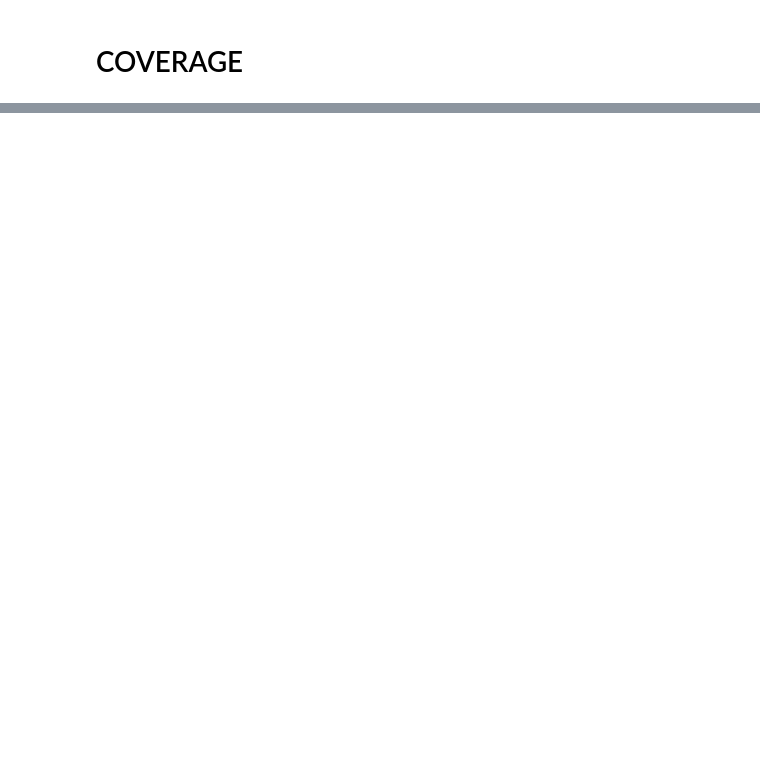
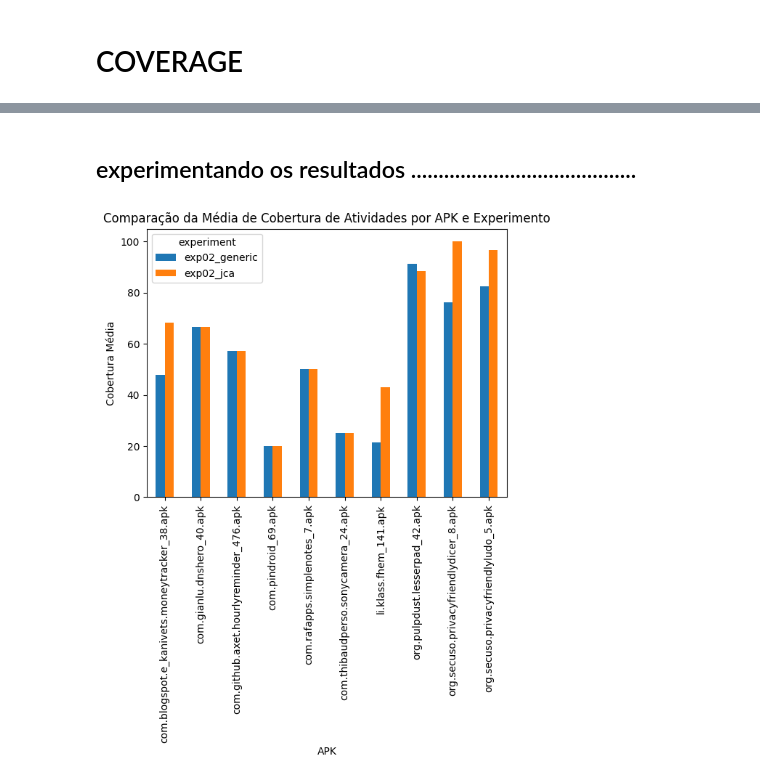
Before and after one commit to PAMunb/rvsec-parent, a Jupyter notebook: rv-android/results_notebook_new.ipynb, the cells around one changed output, grey strips where cells are left out. Saved outputs shown, nothing was run; the diff lists cells and outputs as text; code cells hidden in the pictures; blank space fills up the shorter version.

Commit message:
starting analysis of the results of experiment 02

```diff
--- a/rv-android/results_notebook_new.ipynb
+++ b/rv-android/results_notebook_new.ipynb
@@ -210,0 +204,80 @@ print(avg_total)
+# %% [markdown]
+## experimentando os resultados .........................................
+# %%
+def get_coverage_df_with_experiment_name(experiment_name: str, results_file: str):
+    if not os.path.exists(results_file):
+        return None
+    header = ["experiment", "apk", "rep", "timeout", "tool", "cov_act", "cov_method", "cov_rv_method", "errors"]
+    cov = []
+    with open(results_file, "r") as f:
+        result = json.load(f)
+        for apk in result:
+            for rep in result[apk][REPETITIONS]:
+                for timeout in result[apk][REPETITIONS][rep][TIMEOUTS]:
+                    for tool in result[apk][REPETITIONS][rep][TIMEOUTS][timeout][TOOLS]:
+                        summary = result[apk][REPETITIONS][rep][TIMEOUTS][timeout][TOOLS][tool][SUMMARY]
+                        errors = result[apk][REPETITIONS][rep][TIMEOUTS][timeout][TOOLS][tool][RVSEC_ERRORS]
+
+                        cont_error = 0
+                        if "total" in errors:
+                            cont_error = errors["total"]
+                        else:
+                            cont_error = len(errors)
+
+                        cov.append([experiment_name, apk, int(rep), int(timeout), tool,
+                                    summary[ACTIVITIES_COVERAGE],
+                                    summary[METHOD_COVERAGE],
+                                    summary[METHODS_JCA_COVERAGE],
+                                    cont_error])
+
+        return pd.DataFrame(cov, columns=header)
+
+
+exp02_jca_cov = get_coverage_df_with_experiment_name("exp02_jca", exp02_jca_results_file)
+exp02_generic_cov = get_coverage_df_with_experiment_name("exp02_generic", exp02_generic_results_file)
+
+df = pd.concat([exp02_jca_cov, exp02_generic_cov], ignore_index=True)
+
+
+# exp02_cov_summary_by_apk = df.groupby('apk')['cov_act'].agg(['mean', 'min', 'max', 'median'])
+# exp02_cov_summary_by_experiment_apk = df.groupby(['experiment', 'apk'])['cov_act'].agg(['mean', 'min', 'max', 'median'])
+# exp02_cov_summary_by_experiment_apk_tool = df.groupby(['experiment', 'apk', "tool"])['cov_act'].agg(['mean'])
+# print(exp02_cov_summary_by_experiment_apk_tool)
+
+
+
+# resultados = df.groupby(['apk', 'experiment'])['cov_act'].mean().reset_index()
+# import matplotlib.pyplot as plt
+# # Criando um gráfico de barras
+# resultados.pivot(index='apk', columns='experiment', values='cov_act').plot(kind='bar')
+# plt.title('Comparação da Média de Cobertura de Atividades por APK e Experimento')
+# plt.xlabel('APK')
+# plt.ylabel('Cobertura Média')
+# plt.show()
+# # Criando uma tabela pivot
+# tabela_pivot = resultados.pivot_table(index='apk', columns='experiment', values='cov_act')
+# print(tabela_pivot)
+
+
+
+# import pandas as pd
+# # Agrupando por experimento, apk e tool, e calculando a média da cobertura
+# resultados = df.groupby(['experiment', 'apk', 'tool'])['cov_act'].mean().reset_index()
+# # Tabela pivot com médias e desvios padrão
+# tabela_pivot = resultados.pivot_table(index=['experiment', 'apk'], columns='tool', values='cov_act', aggfunc=['mean', 'std'])
+# print(tabela_pivot)
+# #...
+# import seaborn as sns
+# sns.catplot(x='tool', y='cov_act', hue='experiment', data=resultados, kind='box')
+# sns.lineplot(x='tool', y='cov_act', hue='experiment', data=resultados)
+# plt.title('Comparação da Cobertura por Ferramenta e Experimento')
+# plt.xticks(rotation=90)
+# plt.show()
+
+
+
+
+# exp02_cov_summary_by_tool = exp02_cov.groupby('tool')['cov_act'].agg(['mean', 'min', 'max', 'median'])
+# print(exp02_cov_summary_by_tool)
+# %% [output]
+[figure, added]
```
Also changed, not shown: parts of 6 cells of this notebook.
